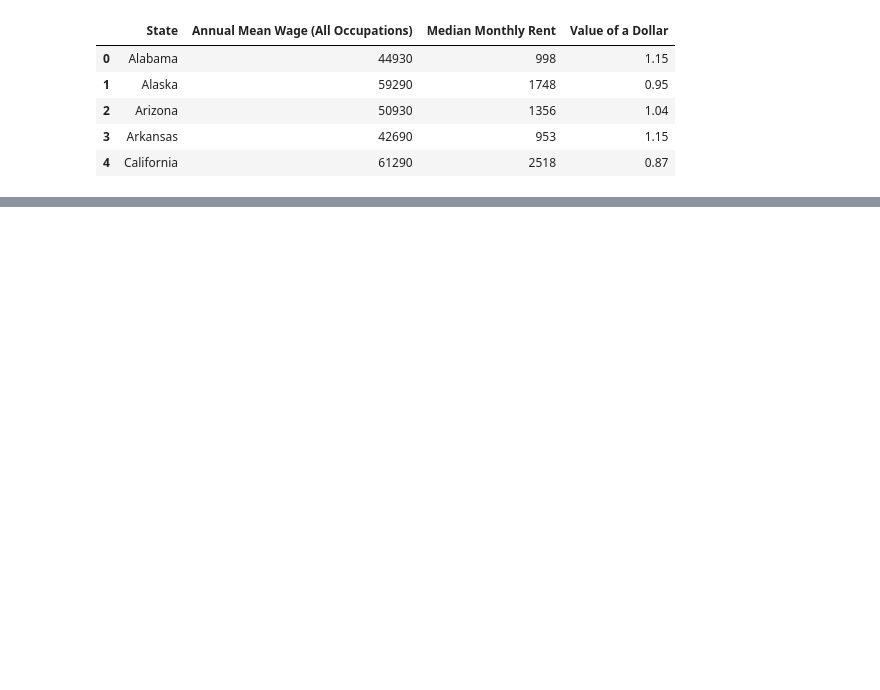
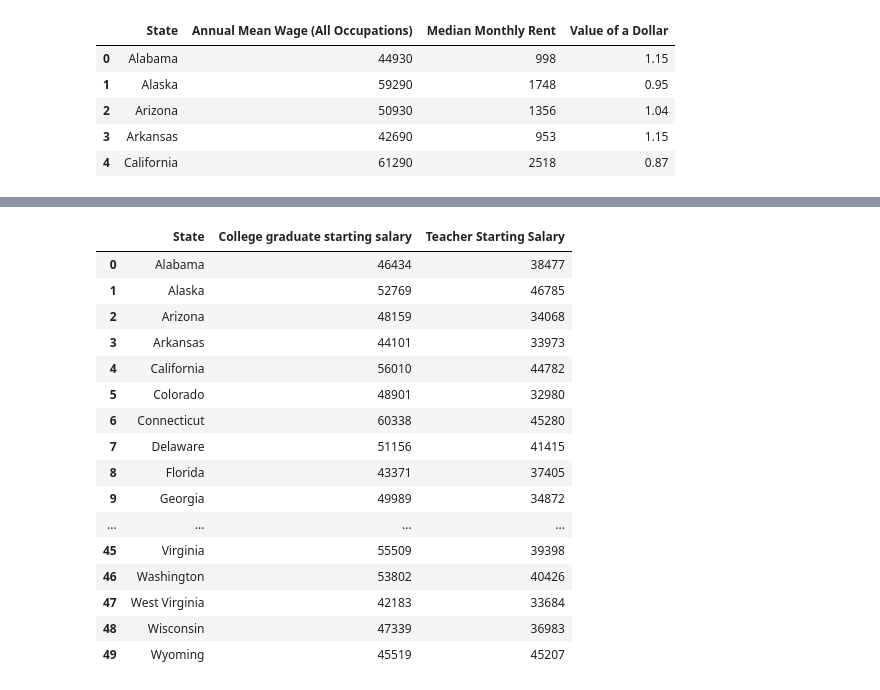
Before and after one commit to danieladea/DS4A-Project, a Jupyter notebook: Teacher Salary Analysis.ipynb, the cells around one changed output, grey strips where cells are left out. Cells and saved outputs as stored; diff of their text form; code cells hidden in the pictures; blank space fills up the shorter version.

Commit message:
added starting salary comparison

```diff
--- a/Teacher Salary Analysis.ipynb
+++ b/Teacher Salary Analysis.ipynb
@@ -523,3 +505,24 @@ fig.show()
 [interactive output not drawn]
 # %%
 #??? does everyone rent in colorado????
+# %%
+startingSalaries = pd.read_csv('2017_Starting_Salaries.csv')
+startingSalaries.head()
+# %% [output]
+|  | State | College graduate starting salary | Teacher Starting Salary |
+| 0 | Alabama | 46434 | 38477 |
+| 1 | Alaska | 52769 | 46785 |
+| 2 | Arizona | 48159 | 34068 |
+| 3 | Arkansas | 44101 | 33973 |
+| 4 | California | 56010 | 44782 |
+| 5 | Colorado | 48901 | 32980 |
+| 6 | Connecticut | 60338 | 45280 |
+| 7 | Delaware | 51156 | 41415 |
+| 8 | Florida | 43371 | 37405 |
+| 9 | Georgia | 49989 | 34872 |
+| ... | ... | ... | ... |
+| 45 | Virginia | 55509 | 39398 |
+| 46 | Washington | 53802 | 40426 |
+| 47 | West Virginia | 42183 | 33684 |
+| 48 | Wisconsin | 47339 | 36983 |
+| 49 | Wyoming | 45519 | 45207 |
```
Also changed, not shown: parts of 2 cells of this notebook, 1 other file.
